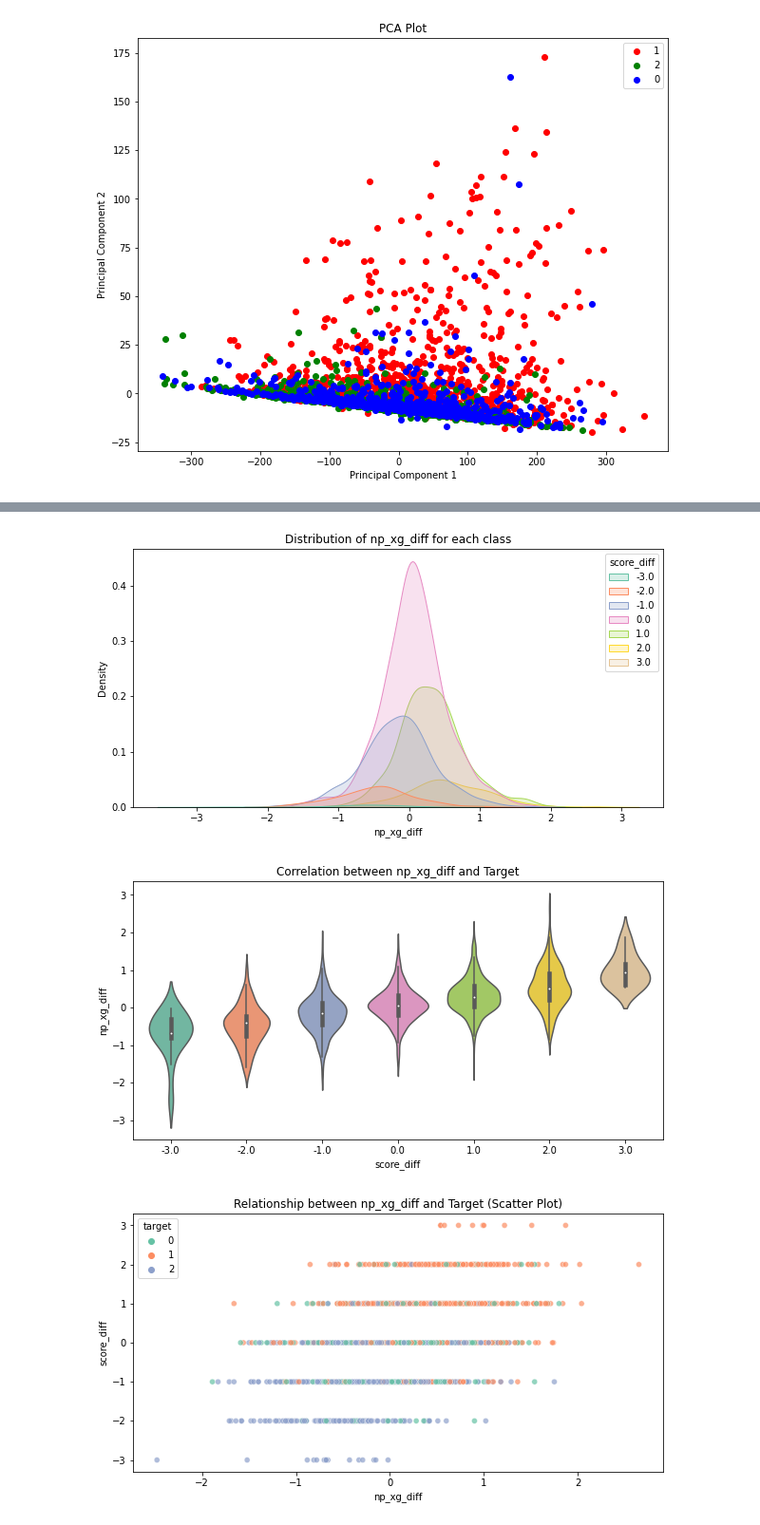
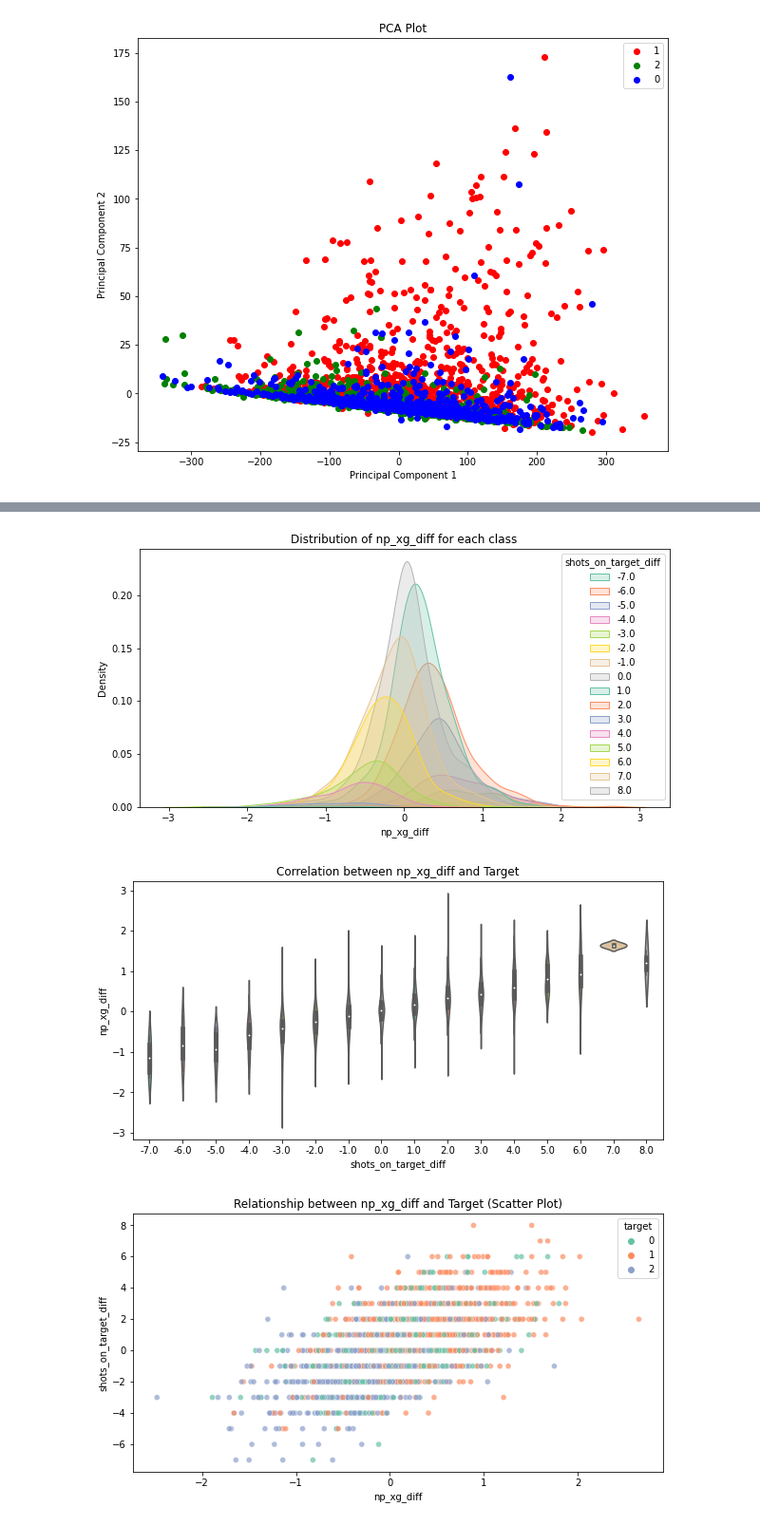
Before and after one commit to ido-tzhori/halftime_bets, a Jupyter notebook: feature_engine.ipynb, the cells around one changed output, grey strips where cells are left out. Shown: that part at 95% size. Drawn from its saved outputs; the diff is of its cells as text; code cells hidden in the pictures.

```diff
--- a/feature_engine.ipynb
+++ b/feature_engine.ipynb
@@ -164,5 +174,5 @@ def plot_evaluation_graphs(column_name, target):
     plt.title('Relationship between {} and Target (Scatter Plot)'.format(column_name))
     plt.show()
 # %%
-plot_evaluation_graphs('np_xg_diff', 'score_diff')
+plot_evaluation_graphs('np_xg_diff', 'shots_on_target_diff')
 # %% [output]
@@ -170,3 +180,3 @@ plot_evaluation_graphs('np_xg_diff', 'score_diff')
-[figure, old version]
+[figure, new version]
-[figure, old version]
+[figure, new version]
-[figure, old version]
+[figure, new version]
```
Also changed, not shown: parts of 15 cells of this notebook, 2 other files.
